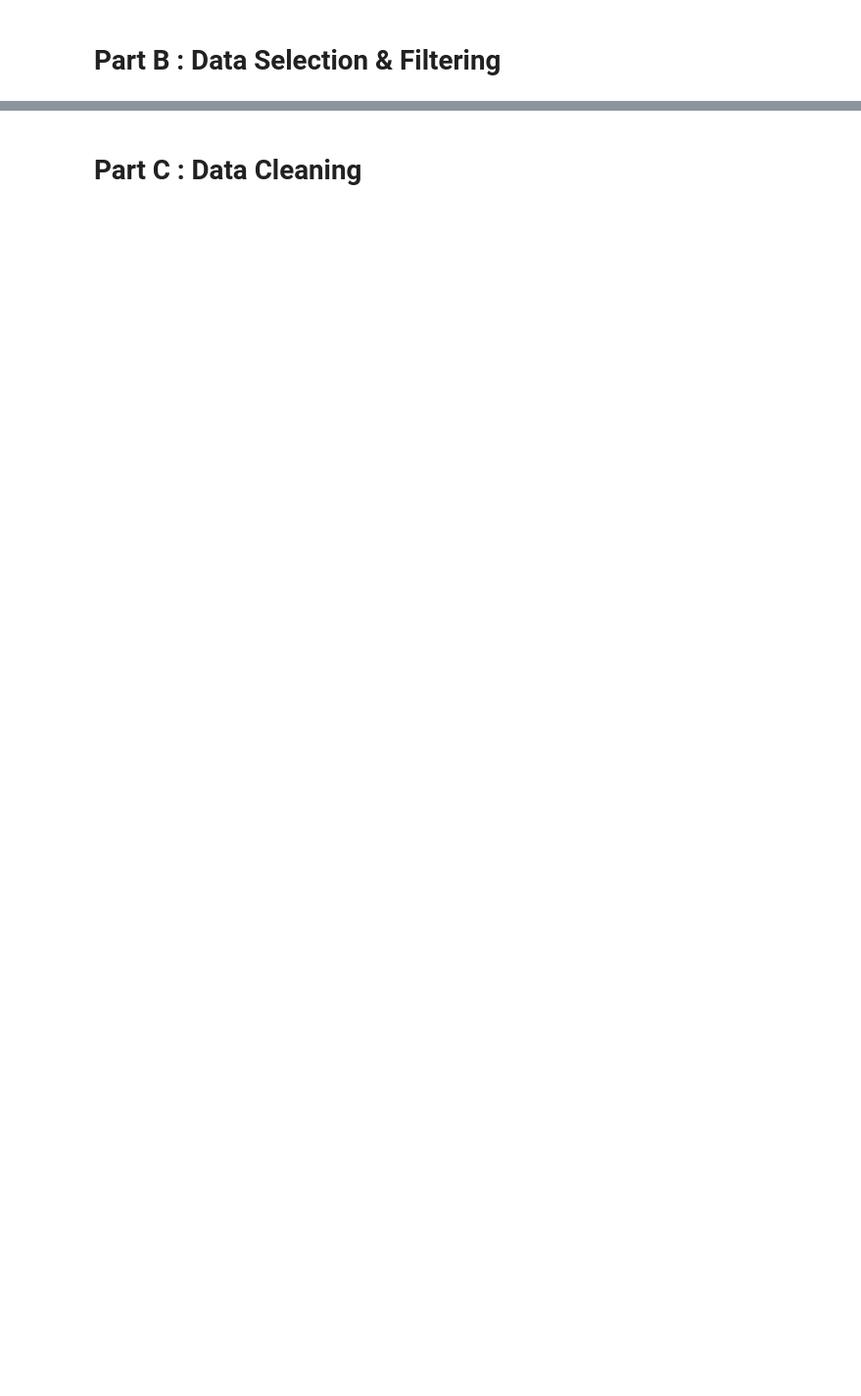
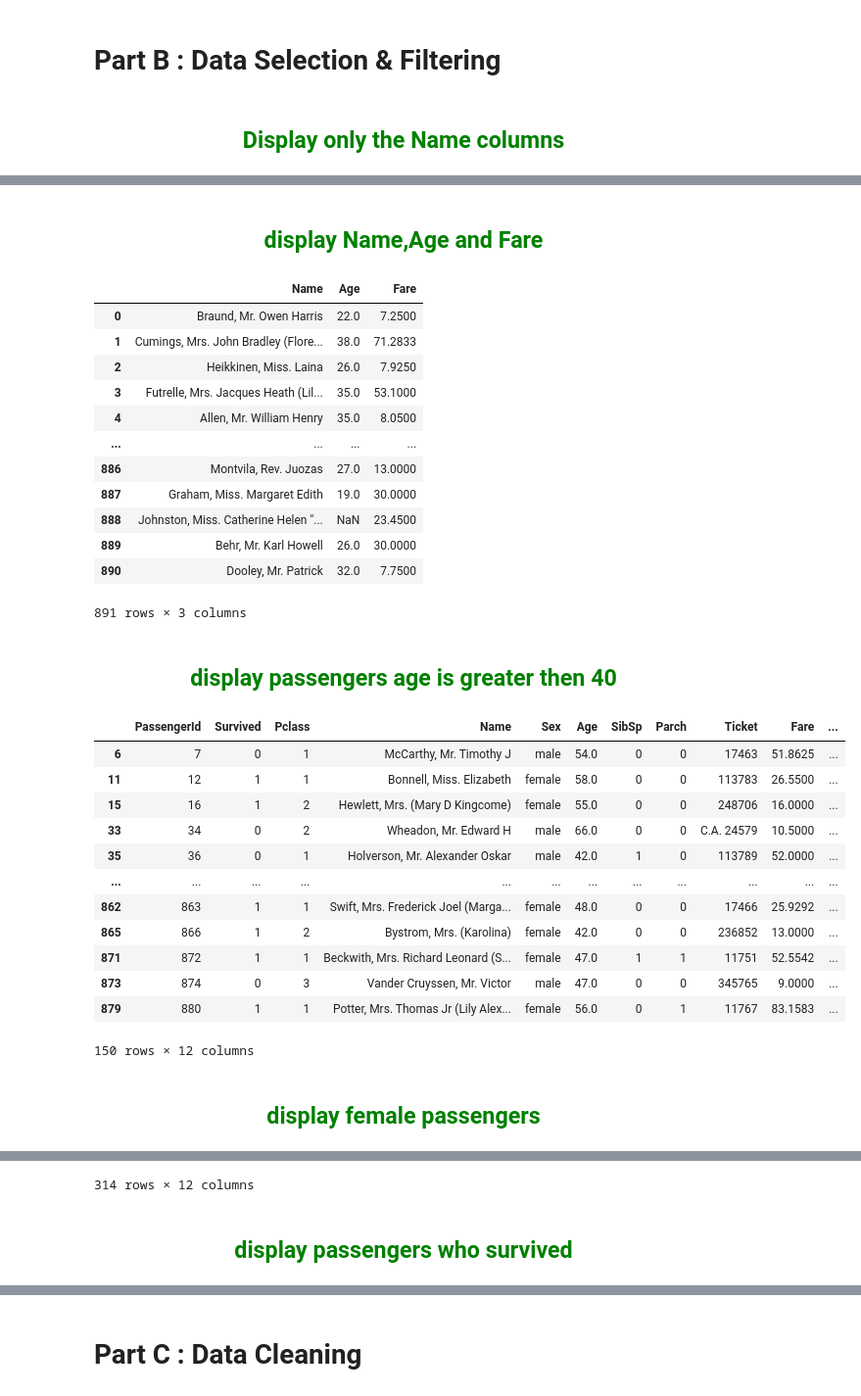
Before and after one commit to rahulostwal30/Pandas, a Jupyter notebook: Assignment2.ipynb, the cells around one changed output, grey strips where cells are left out. Shown at 98% size. Drawn from its saved outputs; the diff is of its cells as text; code cells hidden in the pictures; blank space fills up the shorter version.

```diff
--- a/Assignment2.ipynb
+++ b/Assignment2.ipynb
@@ -304,4 +347,6 @@ TypeError: 'Series' object is not callable
 # %% [markdown]
 # Part B : Data Selection & Filtering
 # %%
-#obj.Data_selection(data)
+obj.Data_selection(data)
+# %% [output]
+Display only the Name columns
@@ -307,0 +365,29 @@ TypeError: 'Series' object is not callable
+display Name,Age and Fare
+|  | Name | Age | Fare |
+| 0 | Braund, Mr. Owen Harris | 22.0 | 7.2500 |
+| 1 | Cumings, Mrs. John Bradley (Flore... | 38.0 | 71.2833 |
+| 2 | Heikkinen, Miss. Laina | 26.0 | 7.9250 |
+| 3 | Futrelle, Mrs. Jacques Heath (Lil... | 35.0 | 53.1000 |
+| 4 | Allen, Mr. William Henry | 35.0 | 8.0500 |
+| ... | ... | ... | ... |
+| 886 | Montvila, Rev. Juozas | 27.0 | 13.0000 |
+| 887 | Graham, Miss. Margaret Edith | 19.0 | 30.0000 |
+| 888 | Johnston, Miss. Catherine Helen "... | NaN | 23.4500 |
+| 889 | Behr, Mr. Karl Howell | 26.0 | 30.0000 |
+| 890 | Dooley, Mr. Patrick | 32.0 | 7.7500 |
+891 rows × 3 columns
+display passengers age is greater then 40
+|  | PassengerId | Survived | Pclass | Name | Sex | Age | SibSp | Parch | Ticket | Fare | ... |
+| 6 | 7 | 0 | 1 | McCarthy, Mr. Timothy J | male | 54.0 | 0 | 0 | 17463 | 51.8625 | ... |
+| 11 | 12 | 1 | 1 | Bonnell, Miss. Elizabeth | female | 58.0 | 0 | 0 | 113783 | 26.5500 | ... |
+| 15 | 16 | 1 | 2 | Hewlett, Mrs. (Mary D Kingcome) | female | 55.0 | 0 | 0 | 248706 | 16.0000 | ... |
+| 33 | 34 | 0 | 2 | Wheadon, Mr. Edward H | male | 66.0 | 0 | 0 | C.A. 24579 | 10.5000 | ... |
+| 35 | 36 | 0 | 1 | Holverson, Mr. Alexander Oskar | male | 42.0 | 1 | 0 | 113789 | 52.0000 | ... |
+| ... | ... | ... | ... | ... | ... | ... | ... | ... | ... | ... | ... |
+| 862 | 863 | 1 | 1 | Swift, Mrs. Frederick Joel (Marga... | female | 48.0 | 0 | 0 | 17466 | 25.9292 | ... |
+| 865 | 866 | 1 | 2 | Bystrom, Mrs. (Karolina) | female | 42.0 | 0 | 0 | 236852 | 13.0000 | ... |
+| 871 | 872 | 1 | 1 | Beckwith, Mrs. Richard Leonard (S... | female | 47.0 | 1 | 1 | 11751 | 52.5542 | ... |
+| 873 | 874 | 0 | 3 | Vander Cruyssen, Mr. Victor | male | 47.0 | 0 | 0 | 345765 | 9.0000 | ... |
+| 879 | 880 | 1 | 1 | Potter, Mrs. Thomas Jr (Lily Alex... | female | 56.0 | 0 | 1 | 11767 | 83.1583 | ... |
+150 rows × 12 columns
+display female passengers
@@ -307,0 +406,2 @@ TypeError: 'Series' object is not callable
+314 rows × 12 columns
+display passengers who survived
```
Also changed, not shown: parts of 14 cells of this notebook.
